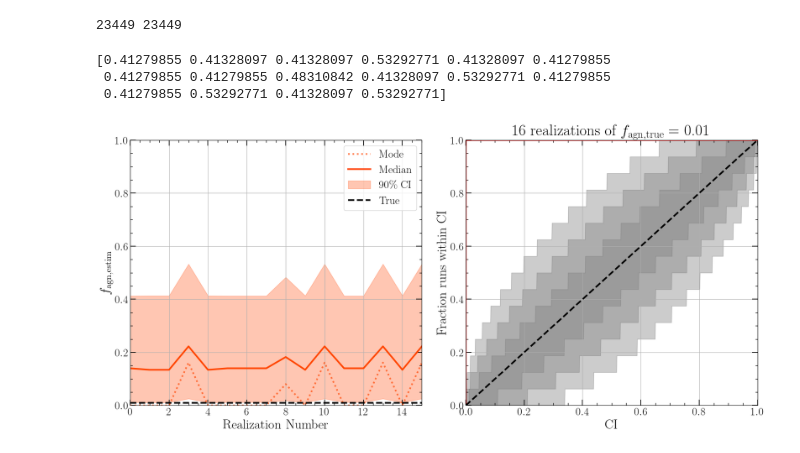
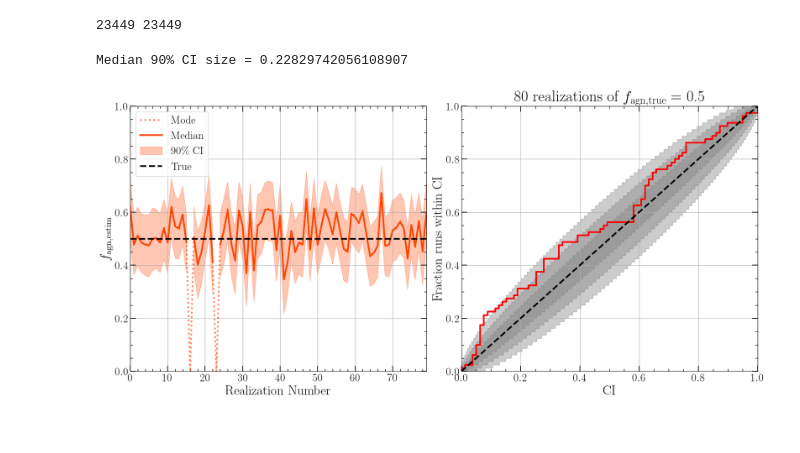
Before and after one commit to LucasPouw/darksirenpop, a Jupyter notebook: p26_posterior_analyzer.ipynb, the cells around one changed output. Cells and saved outputs as stored; diff of their text form; code cells hidden in the pictures.

```diff
--- a/p26_posterior_analyzer.ipynb
+++ b/p26_posterior_analyzer.ipynb
@@ -160,8 +166,8 @@ def load_posteriors(path):
 # plt.plot(np.linspace(0, 1000, 10), np.linspace(0, 1000, 10) * (COSMO.comoving_distance(1.5).value / COSMO.comoving_distance(10).value)**3)
 # plt.show()
 # %%
-# p26_posteriors, posteriors_shape = load_posteriors('/home/lucas/Documents/PhD/darksirenpop/p26_post_realdata_False_fc_continuous_rate_uniform_timedil_False_agnZprior_45.0_kulkarni_lumthresh_45.0_perfectz_False_GPmask_True_addAGN_100000_nrealiz_200_batch_100_CL_0.999_agnZerror_0.01_gwZmax_1.5.npy')
-# p26_posteriors, posteriors_shape = load_posteriors('/home/lucas/Documents/PhD/darksirenpop/p26_post_realdata_False_fc_continuous_rate_madau_timedil_True_agnZprior_45.0_kulkarni_lumthresh_45.0_perfectz_False_GPmask_True_addAGN_100000_nrealiz_200_batch_100_CL_0.999_agnZerror_quaia_gwZmax_1.5.npy')
+# p26_posteriors, posteriors_shape = load_posteriors('/home/lucas/Documents/PhD/darksirenpop/p26_post_realdata_False_fc_continuous_rate_uniform_timedil_False_agnZprior_46.5_kulkarni_lumthresh_46.5_perfectz_False_GPmask_True_addAGN_0_nrealiz_200_batch_100_CL_0.999_agnZerror_quaia_gwZmax_1.5.npy')
+p26_posteriors, posteriors_shape = load_posteriors(f'{POST_DIR}/p26_post_realdata_False_fc_continuous_rate_uniform_timedil_False_agnZprior_46.5_kulkarni_lumthresh_46.5_perfectz_False_GPmask_True_addAGN_23000_nrealiz_80_batch_160_CL_0.999_agnZerror_quaia_gwZmax_1.5.npy')
 
 # Putting gwzmax at 10 while it is actually 1.5, real fagn = 0.5, Average completeness below GW_ZMAX: 0.03251 -> underestimation
 # p26_posteriors, posteriors_shape = load_posteriors('/home/lucas/Documents/PhD/darksirenpop/p26_post_realdata_False_fc_continuous_rate_madau_timedil_True_agnZprior_uniform_comoving_volume_lumthresh_45.0_perfectz_False_GPmask_True_addAGN_100000_nrealiz_16_batch_168_CL_0.999_agnZerror_quaia_gwZmax_10.npy')
@@ -170,7 +176,7 @@ def load_posteriors(path):
 # p26_posteriors, posteriors_shape = load_posteriors('/home/lucas/Documents/PhD/darksirenpop/p26_post_realdata_False_fc_continuous_rate_madau_timedil_True_agnZprior_uniform_comoving_volume_lumthresh_45.0_perfectz_False_GPmask_True_addAGN_100000_nrealiz_16_batch_168_CL_0.999_agnZerror_quaia_gwZmax_10.npy')
 
 # Correctly putting gwzmax at 1.5, real fagn = 0.01, Average completeness below GW_ZMAX: 0.23613 -> wide posterior, often peaking at zero, but boundary effects are present
-p26_posteriors, posteriors_shape = load_posteriors('/home/lucas/Documents/PhD/darksirenpop/p26_post_realdata_False_fc_continuous_rate_madau_timedil_True_agnZprior_45.0_kulkarni_lumthresh_45.0_perfectz_False_GPmask_True_addAGN_100000_nrealiz_16_batch_168_CL_0.999_agnZerror_quaia_gwZmax_1.5.npy')
+# p26_posteriors, posteriors_shape = load_posteriors('/home/lucas/Documents/PhD/darksirenpop/p26_post_realdata_False_fc_continuous_rate_madau_timedil_True_agnZprior_45.0_kulkarni_lumthresh_45.0_perfectz_False_GPmask_True_addAGN_100000_nrealiz_16_batch_168_CL_0.999_agnZerror_quaia_gwZmax_1.5.npy')
 
 # Correctly putting gwzmax at 1.5, real fagn = 0.01, more GWs (1k) to check for convergence to actual fagn -> posteriors move closer to 0, but boundary still present
 # p26_posteriors, posteriors_shape = load_posteriors('/home/lucas/Documents/PhD/darksirenpop/p26_post_realdata_False_fc_continuous_rate_madau_timedil_True_agnZprior_45.0_kulkarni_lumthresh_45.0_perfectz_False_GPmask_True_addAGN_100000_nrealiz_16_batch_1000_CL_0.999_agnZerror_quaia_gwZmax_1.5.npy')
@@ -183,7 +189,7 @@ p26_posteriors, posteriors_shape = load_posteriors('/home/lucas/Documents/PhD/da
 
 datasets_list = [p26_posteriors]
 # LABELS = [0]
-FAGN_TRUE = 0.01
+FAGN_TRUE = 0.5
 
 fig1, (ax1, ax2) = plt.subplots(1, 2, figsize=(17,8))
 for idx, posterior in enumerate(datasets_list):
@@ -203,7 +209,7 @@ for idx, posterior in enumerate(datasets_list):
         q095[i] = inverse_cdf(0.95)
 
         cdf_at_true_val[i] = interp1d(LOG_LLH_X_AX, cdf)(FAGN_TRUE)
-    print(q095)
+    print(f'Median 90% CI size = {np.median(q095[~np.isnan(q095)] - q005[~np.isnan(q095)])}')
     mode_fagns = LOG_LLH_X_AX[np.argmax(posterior, axis=0)]
 
     ax1.plot(xx, mode_fagns, color=COLORS[idx], alpha=0.7, linewidth=3, linestyle='dotted', label='Mode')
@@ -219,35 +225,33 @@ ax1.set_ylim(0, 1)
 
 # plt.figure(figsize=(8,8))
 
 Nrep = len(cdf_at_true_val)
 comparisons = np.linspace(0, 1, Nrep)
 pp_plot = np.zeros(Nrep)
 for i in range(len(pp_plot)):
     pp_plot[i] = np.sum(cdf_at_true_val <= comparisons[i])
 pp_plot /= len(cdf_at_true_val)
 
 CI = np.linspace(0, 0.9999, 1000)
 for ci, alpha in zip([0.6827, 0.9545, 0.9973], [0.1,0.15,0.2]):
     edge_of_bound = (1. - ci) / 2.
     lower = binom.ppf(1 - edge_of_bound, Nrep, CI) / Nrep
     upper = binom.ppf(edge_of_bound, Nrep, CI) / Nrep
     lower[0] = 0
     upper[0] = 0
     plt.fill_between(CI, lower, upper, alpha=alpha, color='k')
 
 ax2.plot(np.linspace(0,1,100), np.linspace(0,1,100), linestyle='dashed', color='black', zorder=6, linewidth=3)
 ax2.step(comparisons, pp_plot, linewidth=3, color='red')
 ax2.set_xlim(0, 1)
 ax2.set_ylim(0, 1)
 ax2.grid()
 ax2.set_title(str(Nrep) + ' realizations of ' + r'$f_{\rm agn, true} =$ ' + str(FAGN_TRUE))
 ax2.set_xlabel('CI')
 ax2.set_ylabel('Fraction runs within CI')
 plt.tight_layout()
 plt.show()
 # %% [output]
-[0.41279855 0.41328097 0.41328097 0.53292771 0.41328097 0.41279855
- 0.41279855 0.41279855 0.48310842 0.41328097 0.53292771 0.41279855
- 0.41279855 0.53292771 0.41328097 0.53292771]
+Median 90% CI size = 0.22829742056108907
-[figure, old version]
+[figure, new version]
 # %%
```
Also changed, not shown: parts of 18 cells of this notebook, 12 other files.
